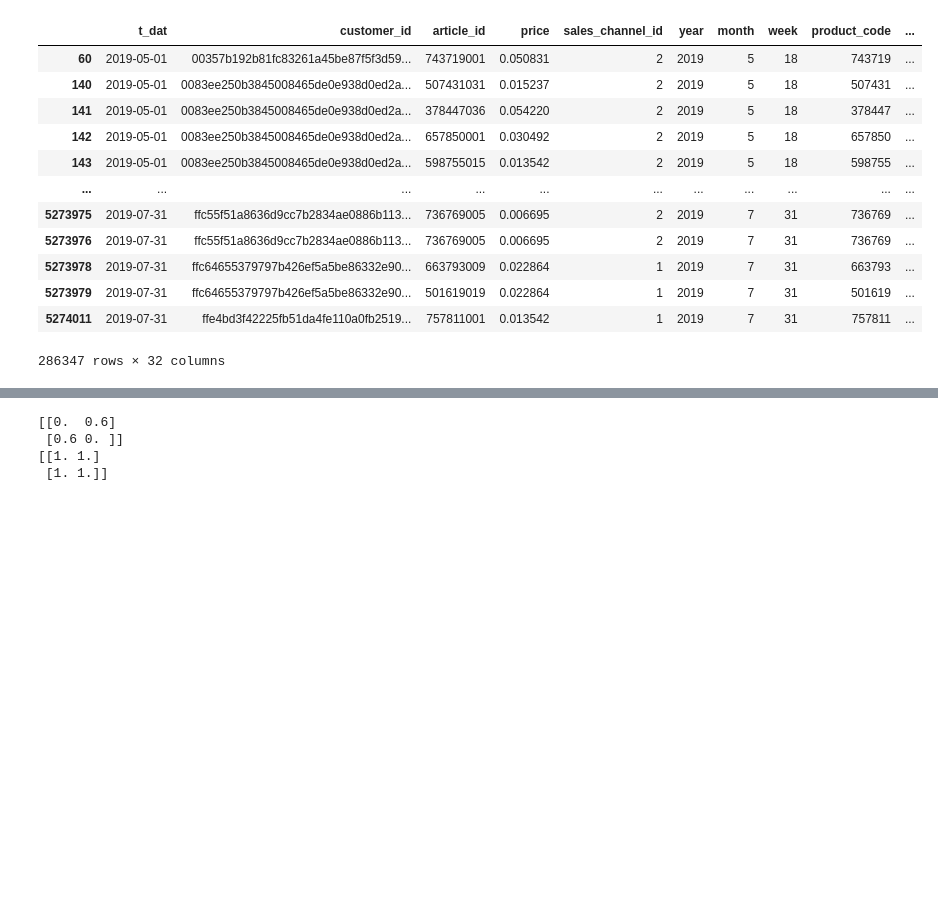
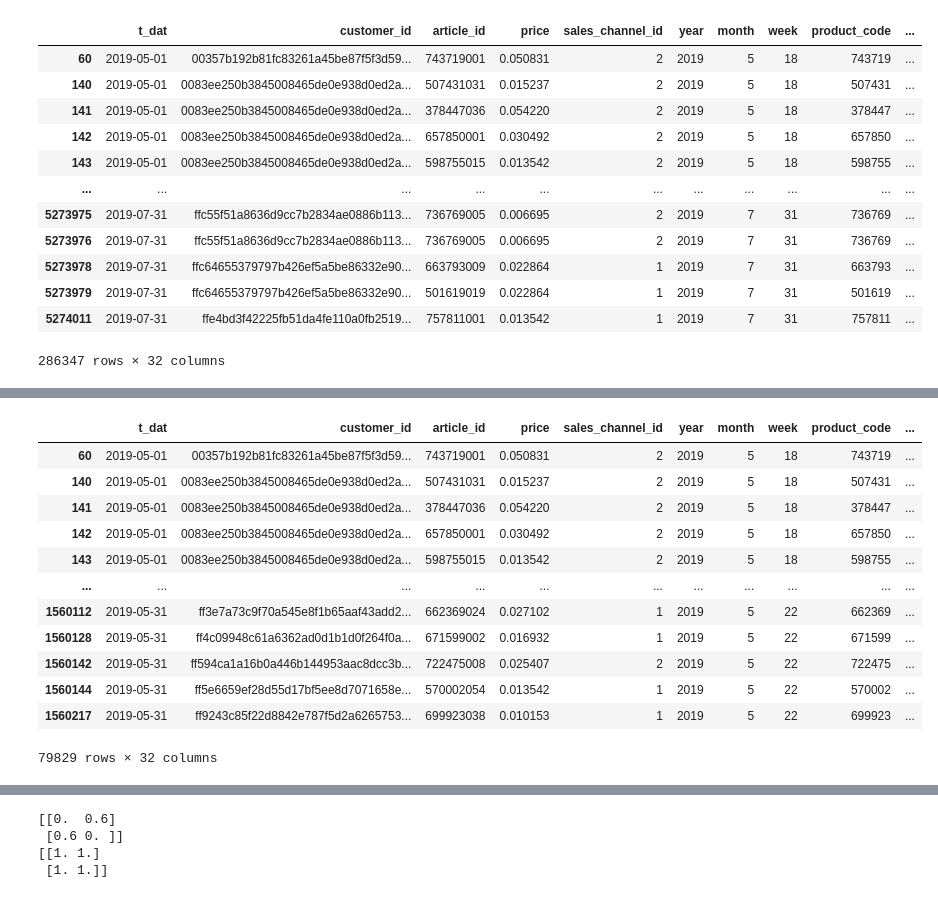
Before and after one commit to alexkychen/HMproduct, a Jupyter notebook: notebook/1.Exploratory Data Analysis.ipynb, the cells around one changed output, grey strips where cells are left out. Drawn from its saved outputs; the diff is of its cells as text; code cells hidden in the pictures; blank space fills up the shorter version.

```diff
--- a/notebook/1.Exploratory Data Analysis.ipynb
+++ b/notebook/1.Exploratory Data Analysis.ipynb
@@ -54,7 +54,7 @@ transaction_raw['t_dat'] = pd.to_datetime(transaction_raw['t_dat'])
 #add year, month, and week column
 transaction_raw['year'] = transaction_raw['t_dat'].dt.isocalendar().year
 transaction_raw['month'] = transaction_raw['t_dat'].dt.month
-transaction_raw['week'] = transaction_raw['t_dat'].dt.week
+transaction_raw['week'] = transaction_raw['t_dat'].dt.isocalendar().week
 # %%
 transaction_raw.head()
 # %% [output]
@@ -281,0 +519,18 @@ Name: week, dtype: int64
+# %%
+mask_May = transaction_2019summer_menswear.month == 5
+transaction_2019May_menswear = transaction_2019summer_menswear.loc[mask_May]
+transaction_2019May_menswear
+# %% [output]
+|  | t_dat | customer_id | article_id | price | sales_channel_id | year | month | week | product_code | ... |
+| 60 | 2019-05-01 | 00357b192b81fc83261a45be87f5f3d59... | 743719001 | 0.050831 | 2 | 2019 | 5 | 18 | 743719 | ... |
+| 140 | 2019-05-01 | 0083ee250b3845008465de0e938d0ed2a... | 507431031 | 0.015237 | 2 | 2019 | 5 | 18 | 507431 | ... |
+| 141 | 2019-05-01 | 0083ee250b3845008465de0e938d0ed2a... | 378447036 | 0.054220 | 2 | 2019 | 5 | 18 | 378447 | ... |
+| 142 | 2019-05-01 | 0083ee250b3845008465de0e938d0ed2a... | 657850001 | 0.030492 | 2 | 2019 | 5 | 18 | 657850 | ... |
+| 143 | 2019-05-01 | 0083ee250b3845008465de0e938d0ed2a... | 598755015 | 0.013542 | 2 | 2019 | 5 | 18 | 598755 | ... |
+| ... | ... | ... | ... | ... | ... | ... | ... | ... | ... | ... |
+| 1560112 | 2019-05-31 | ff3e7a73c9f70a545e8f1b65aaf43add2... | 662369024 | 0.027102 | 1 | 2019 | 5 | 22 | 662369 | ... |
+| 1560128 | 2019-05-31 | ff4c09948c61a6362ad0d1b1d0f264f0a... | 671599002 | 0.016932 | 1 | 2019 | 5 | 22 | 671599 | ... |
+| 1560142 | 2019-05-31 | ff594ca1a16b0a446b144953aac8dcc3b... | 722475008 | 0.025407 | 2 | 2019 | 5 | 22 | 722475 | ... |
+| 1560144 | 2019-05-31 | ff5e6659ef28d55d17bf5ee8d7071658e... | 570002054 | 0.013542 | 1 | 2019 | 5 | 22 | 570002 | ... |
+| 1560217 | 2019-05-31 | ff9243c85f22d8842e787f5d2a6265753... | 699923038 | 0.010153 | 1 | 2019 | 5 | 22 | 699923 | ... |
+79829 rows × 32 columns
```
Also changed, not shown: parts of 26 cells of this notebook, 8 other files.
